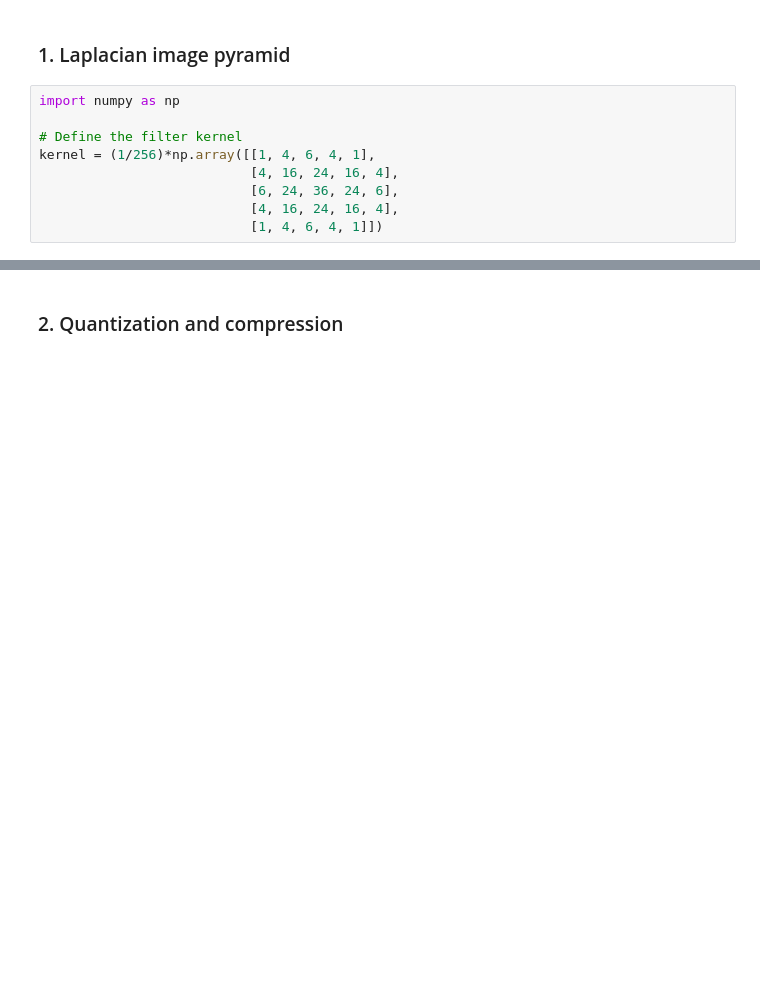
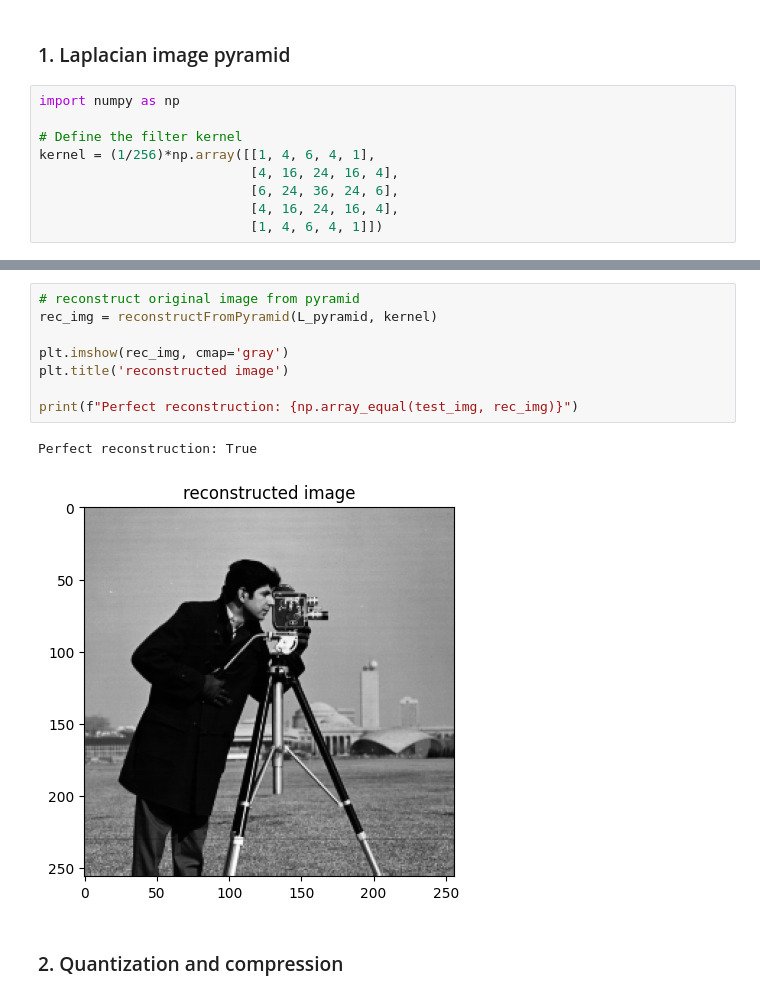
Before and after one commit to tsultan16/COMP_90086_Assignment1, a Jupyter notebook: COMP90086_asst1_2023.ipynb, the cells around one changed output, grey strips where cells are left out. Drawn from its saved outputs; the diff is of its cells as text; blank space fills up the shorter version.

```diff
--- a/COMP90086_asst1_2023.ipynb
+++ b/COMP90086_asst1_2023.ipynb
@@ -45,3 +190,14 @@ kernel = (1/256)*np.array([[1, 4, 6, 4, 1],
+# %%
+# reconstruct original image from pyramid
+rec_img = reconstructFromPyramid(L_pyramid, kernel)
+
+plt.imshow(rec_img, cmap='gray')
+plt.title('reconstructed image')
+
+print(f"Perfect reconstruction: {np.array_equal(test_img, rec_img)}")
+# %% [output]
+Perfect reconstruction: True
+[figure, added]
 # %% [markdown]
 ### 2. Quantization and compression
 # %% [markdown]
```
Also changed, not shown: parts of 9 cells of this notebook.
